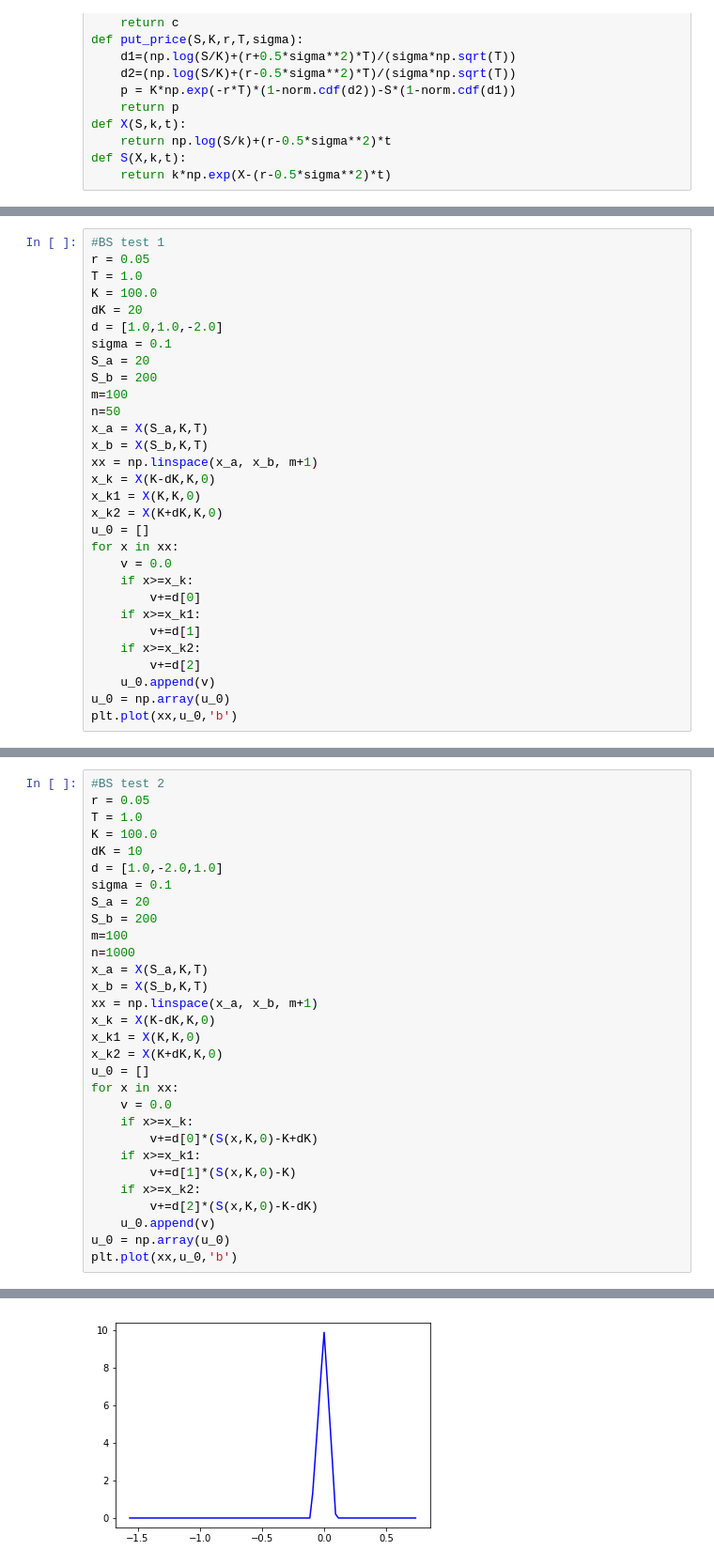
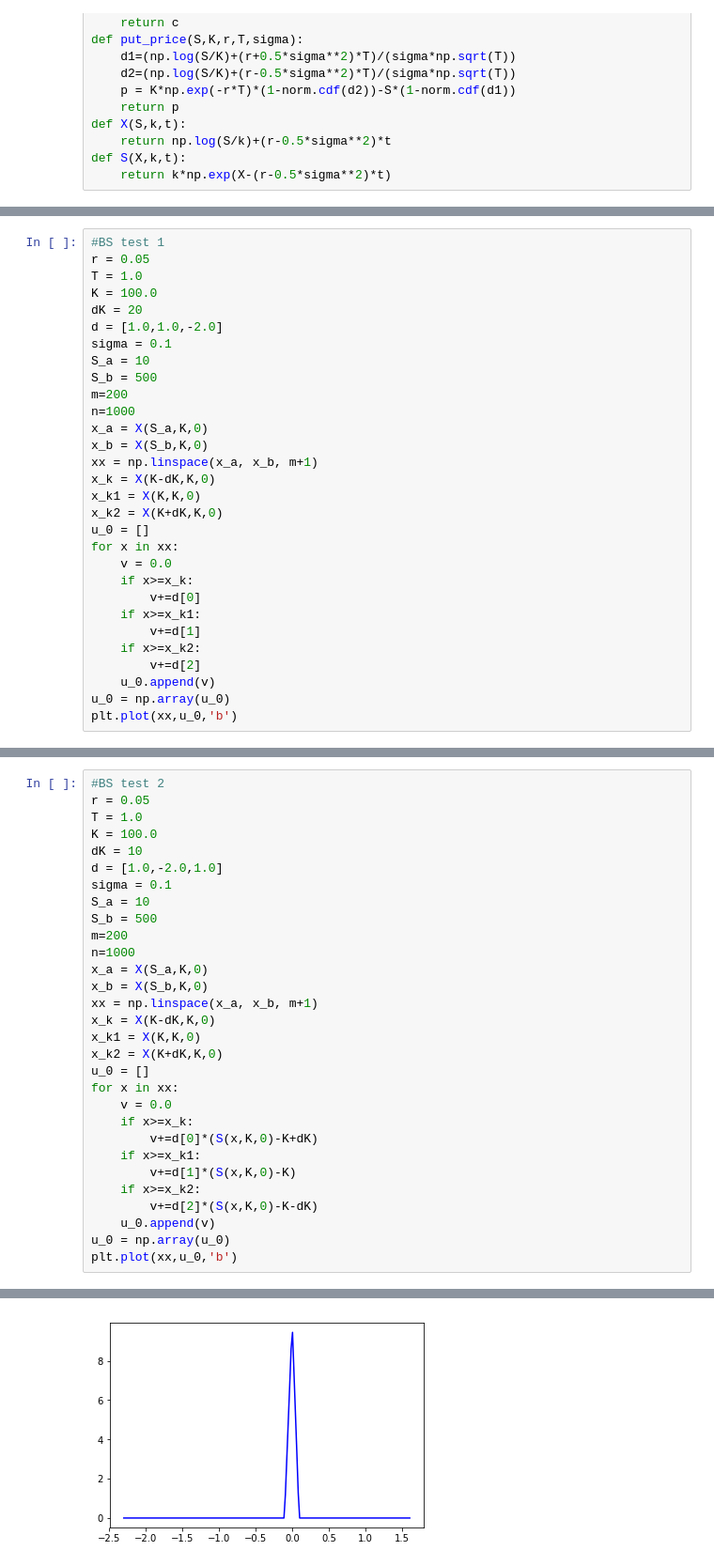
Before and after one commit to Ray950611/Option-Pricing, a Jupyter notebook: call_option_pricing.ipynb, the cells around one changed output, grey strips where cells are left out. Shown: that part at 94% size. Cells and saved outputs as stored; diff of their text form.

```diff
--- a/call_option_pricing.ipynb
+++ b/call_option_pricing.ipynb
@@ -150,12 +172,12 @@ K = 100.0
 dK = 20
 d = [1.0,1.0,-2.0]
 sigma = 0.1
-S_a = 20
-S_b = 200
-m=100
-n=50
-x_a = X(S_a,K,T)
-x_b = X(S_b,K,T)
+S_a = 10
+S_b = 500
+m=200
+n=1000
+x_a = X(S_a,K,0)
+x_b = X(S_b,K,0)
 xx = np.linspace(x_a, x_b, m+1)
 x_k = X(K-dK,K,0)
 x_k1 = X(K,K,0)
@@ -224,36 +238,36 @@ Time 1.0 probability total = 0.5756462732672579
 # %%
 #BS test 2
 r = 0.05
 T = 1.0
 K = 100.0
 dK = 10
 d = [1.0,-2.0,1.0]
 sigma = 0.1
-S_a = 20
-S_b = 200
-m=100
+S_a = 10
+S_b = 500
+m=200
 n=1000
-x_a = X(S_a,K,T)
-x_b = X(S_b,K,T)
+x_a = X(S_a,K,0)
+x_b = X(S_b,K,0)
 xx = np.linspace(x_a, x_b, m+1)
 x_k = X(K-dK,K,0)
 x_k1 = X(K,K,0)
 x_k2 = X(K+dK,K,0)
 u_0 = []
 for x in xx:
     v = 0.0
     if x>=x_k:
         v+=d[0]*(S(x,K,0)-K+dK)
     if x>=x_k1:
         v+=d[1]*(S(x,K,0)-K)
     if x>=x_k2:
         v+=d[2]*(S(x,K,0)-K-dK)
     u_0.append(v)
 u_0 = np.array(u_0)
 plt.plot(xx,u_0,'b')
 # %% [output]
 [<matplotlib.lines.Line2D at 0x...>]
-[figure, old version]
+[figure, new version]
 # %%
 p_t,xx = solve_fpe(m,n,T,sigma,x_a,x_b,u_0)
 # %% [output]
```
Also changed, not shown: parts of 27 cells of this notebook.
